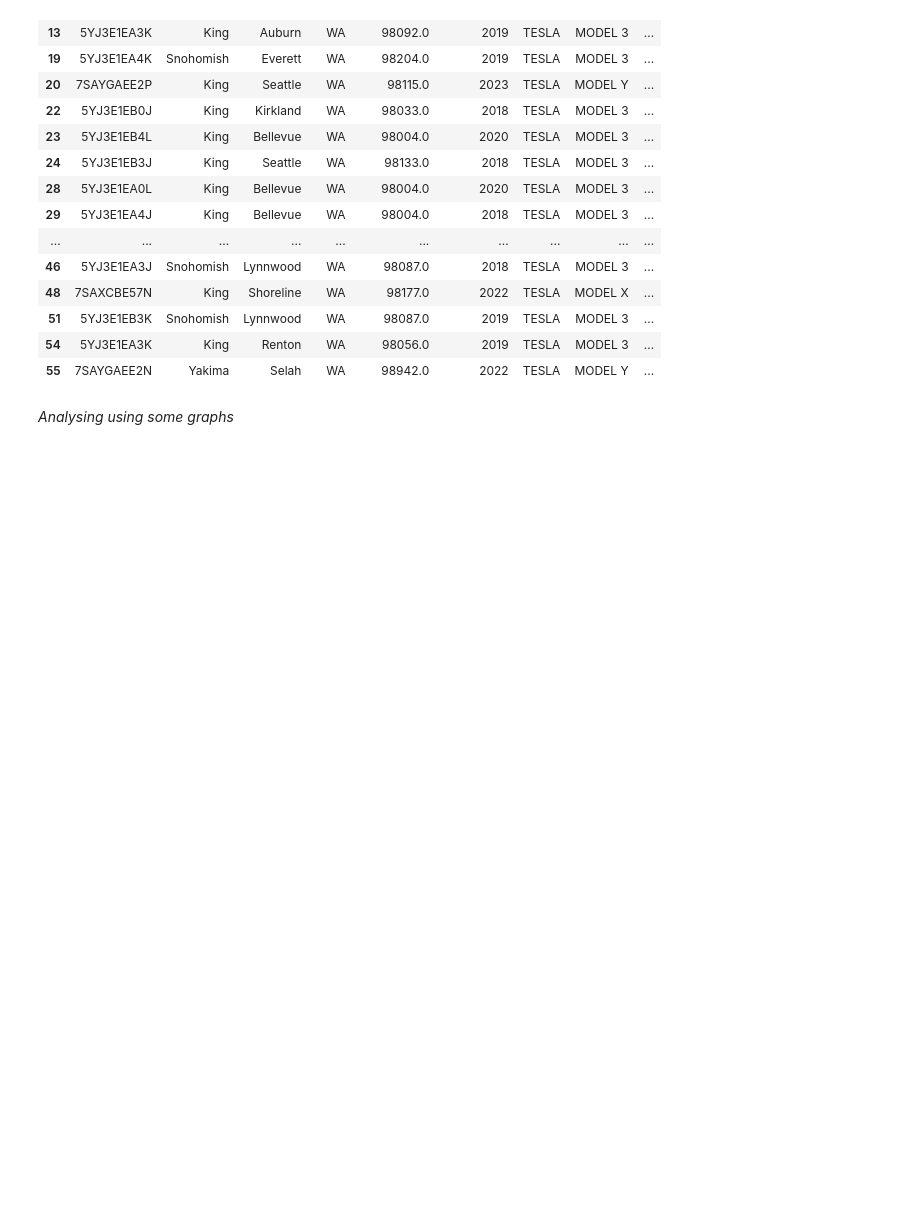
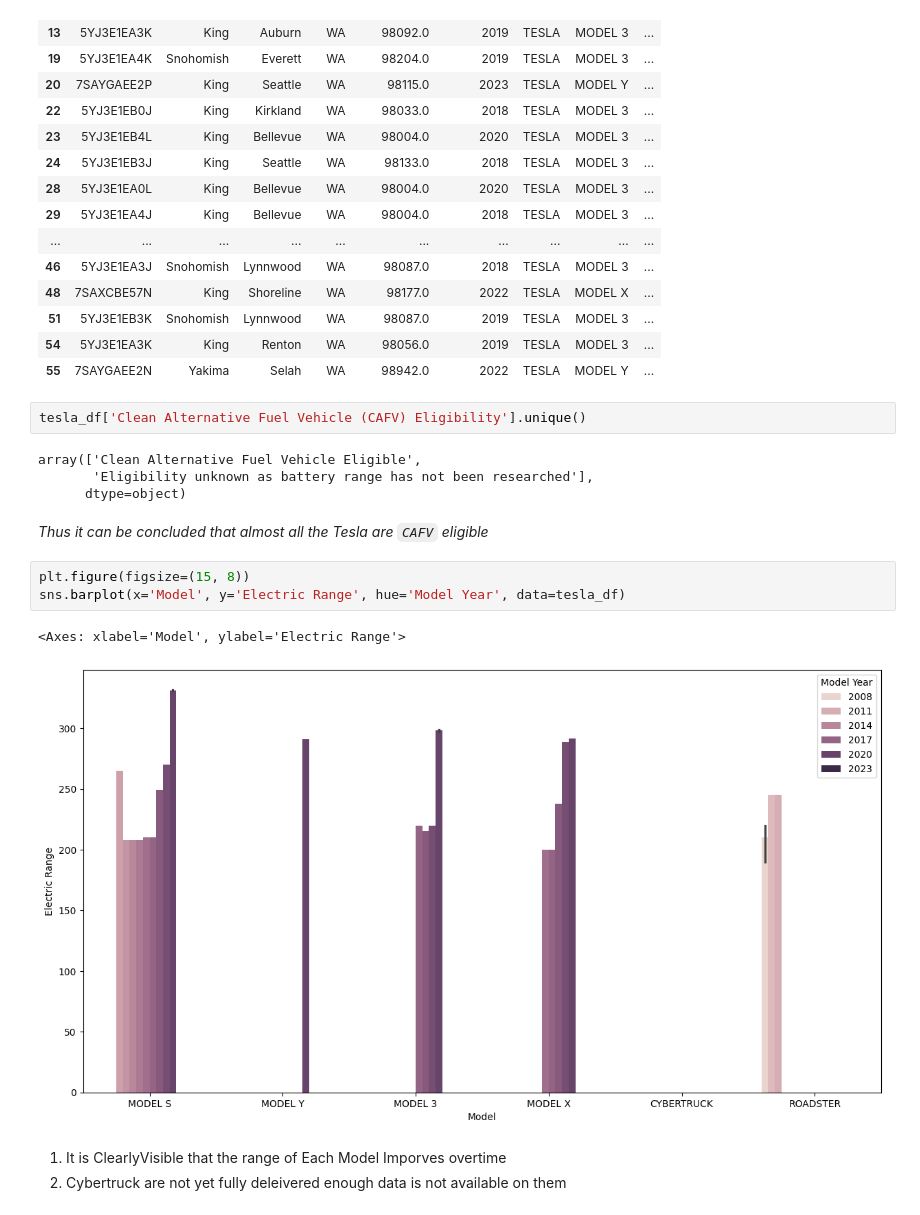
Before and after one commit to SianRods/Data-Science-ML, a Jupyter notebook: Practice Projects/DA-Electric_Vehicle.ipynb, the cells around one changed output. Cells and saved outputs as stored; diff of their text form; blank space fills up the shorter version.

```diff
--- a/Practice Projects/DA-Electric_Vehicle.ipynb
+++ b/Practice Projects/DA-Electric_Vehicle.ipynb
@@ -219,5 +219,20 @@ tesla_df.head(20)
 | 51 | 5YJ3E1EB3K | Snohomish | Lynnwood | WA | 98087.0 | 2019 | TESLA | MODEL 3 | ... |
 | 54 | 5YJ3E1EA3K | King | Renton | WA | 98056.0 | 2019 | TESLA | MODEL 3 | ... |
 | 55 | 7SAYGAEE2N | Yakima | Selah | WA | 98942.0 | 2022 | TESLA | MODEL Y | ... |
-# %% [markdown]
-*Analysing using some graphs*
+# %%
+tesla_df['Clean Alternative Fuel Vehicle (CAFV) Eligibility'].unique()
+# %% [output]
+array(['Clean Alternative Fuel Vehicle Eligible',
+       'Eligibility unknown as battery range has not been researched'],
+      dtype=object)
+# %% [markdown]
+*Thus it can be concluded that almost all the Tesla are `CAFV` eligible*
+# %%
+plt.figure(figsize=(15, 8))
+sns.barplot(x='Model', y='Electric Range', hue='Model Year', data=tesla_df)
+# %% [output]
+<Axes: xlabel='Model', ylabel='Electric Range'>
+[figure, added]
+# %% [markdown]
+ 1. It is ClearlyVisible that the range of Each Model Imporves overtime
+ 2. Cybertruck are not yet fully deleivered enough data is not available on them
```
Also changed, not shown: parts of 18 cells of this notebook.
